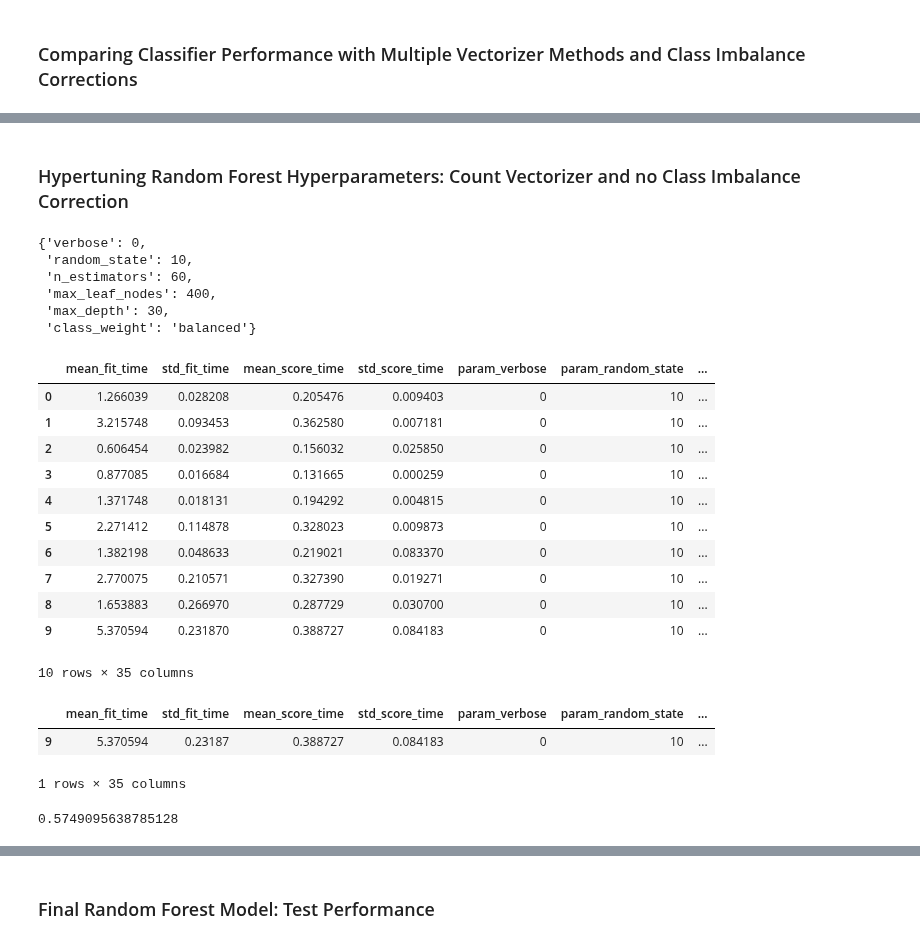
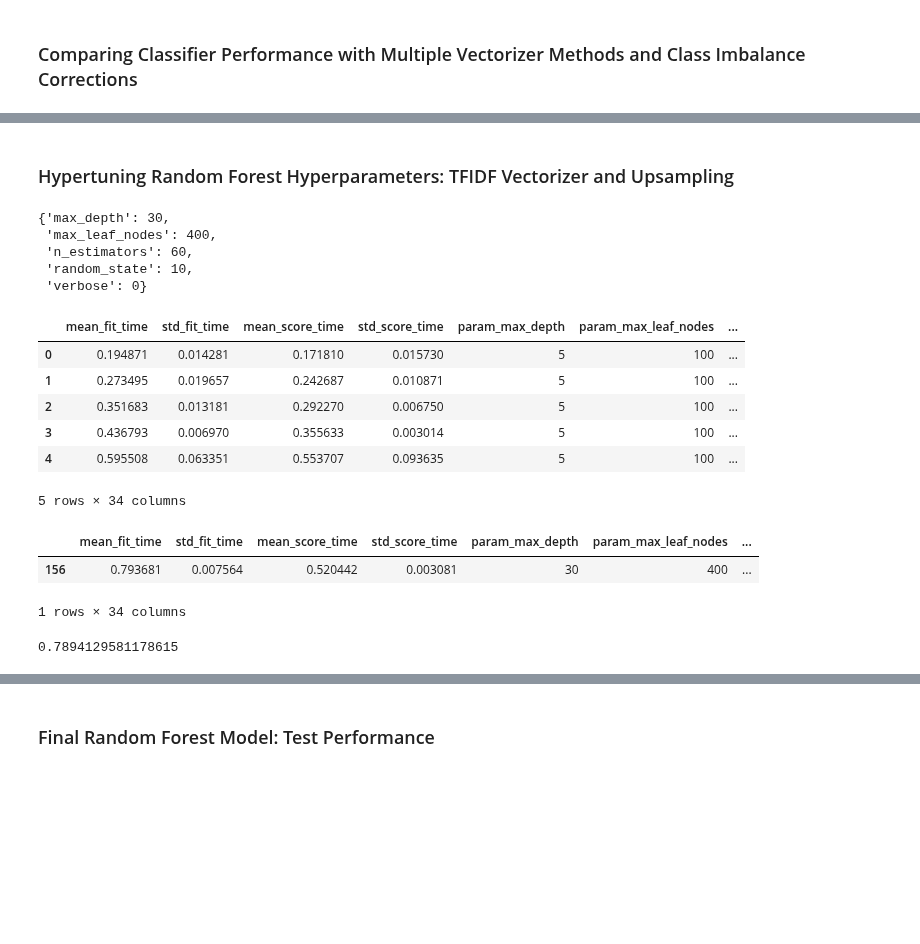
Before and after one commit to mguptaphd/Twitter-Hate-Classification-Project, a Jupyter notebook: Preliminary_Model_Comparisons.ipynb, the cells around one changed output, grey strips where cells are left out. Saved outputs shown, nothing was run; the diff lists cells and outputs as text; code cells hidden in the pictures; blank space fills up the shorter version.

```diff
--- a/Preliminary_Model_Comparisons.ipynb
+++ b/Preliminary_Model_Comparisons.ipynb
@@ -638,7 +673,7 @@ rfc_results5
 # %%
 # rfc_results5.to_csv('data/RFC_results.csv',mode = 'a',header ='column_names')
 # %% [markdown]
-### Hypertuning Random Forest Hyperparameters: Count Vectorizer and no Class Imbalance Correction
+### Hypertuning Random Forest Hyperparameters: TFIDF Vectorizer and Upsampling
 # %%
 np.random.seed(0)
 rfc = RandomForestClassifier(random_state=10)
@@ -662,38 +697,32 @@ wrapper_single_vectorization(X_train.lem_tweet, y_train, X_val.lem_tweet,
 # %%
-rfc_rs_model.best_params_
+rfc_gs_model.best_params_
 # %% [output]
-{'verbose': 0,
+{'max_depth': 30,
+ 'max_leaf_nodes': 400,
+ 'n_estimators': 60,
  'random_state': 10,
- 'n_estimators': 60,
- 'max_leaf_nodes': 400,
- 'max_depth': 30,
- 'class_weight': 'balanced'}
+ 'verbose': 0}
 # %%
-rfc_df = pd.DataFrame(rfc_rs_model.cv_results_)
-rfc_df
+rfc_df = pd.DataFrame(rfc_gs_model.cv_results_)
+rfc_df.head()
 # %% [output]
-|  | mean_fit_time | std_fit_time | mean_score_time | std_score_time | param_verbose | param_random_state | ... |
-| 0 | 1.266039 | 0.028208 | 0.205476 | 0.009403 | 0 | 10 | ... |
-| 1 | 3.215748 | 0.093453 | 0.362580 | 0.007181 | 0 | 10 | ... |
-| 2 | 0.606454 | 0.023982 | 0.156032 | 0.025850 | 0 | 10 | ... |
-| 3 | 0.877085 | 0.016684 | 0.131665 | 0.000259 | 0 | 10 | ... |
-| 4 | 1.371748 | 0.018131 | 0.194292 | 0.004815 | 0 | 10 | ... |
-| 5 | 2.271412 | 0.114878 | 0.328023 | 0.009873 | 0 | 10 | ... |
-| 6 | 1.382198 | 0.048633 | 0.219021 | 0.083370 | 0 | 10 | ... |
-| 7 | 2.770075 | 0.210571 | 0.327390 | 0.019271 | 0 | 10 | ... |
-| 8 | 1.653883 | 0.266970 | 0.287729 | 0.030700 | 0 | 10 | ... |
-| 9 | 5.370594 | 0.231870 | 0.388727 | 0.084183 | 0 | 10 | ... |
+|  | mean_fit_time | std_fit_time | mean_score_time | std_score_time | param_max_depth | param_max_leaf_nodes | ... |
+| 0 | 0.194871 | 0.014281 | 0.171810 | 0.015730 | 5 | 100 | ... |
+| 1 | 0.273495 | 0.019657 | 0.242687 | 0.010871 | 5 | 100 | ... |
+| 2 | 0.351683 | 0.013181 | 0.292270 | 0.006750 | 5 | 100 | ... |
+| 3 | 0.436793 | 0.006970 | 0.355633 | 0.003014 | 5 | 100 | ... |
+| 4 | 0.595508 | 0.063351 | 0.553707 | 0.093635 | 5 | 100 | ... |
-10 rows × 35 columns
+5 rows × 34 columns
 # %%
-rfc_df[rfc_df.rank_test_precision==1]
+rfc_df[rfc_df.rank_test_f1==1]
 # %% [output]
-|  | mean_fit_time | std_fit_time | mean_score_time | std_score_time | param_verbose | param_random_state | ... |
-| 9 | 5.370594 | 0.23187 | 0.388727 | 0.084183 | 0 | 10 | ... |
+|  | mean_fit_time | std_fit_time | mean_score_time | std_score_time | param_max_depth | param_max_leaf_nodes | ... |
+| 156 | 0.793681 | 0.007564 | 0.520442 | 0.003081 | 30 | 400 | ... |
-1 rows × 35 columns
+1 rows × 34 columns
 # %%
-rfc_rs.best_score_
+rfc_gs_model.best_score_
 # %% [output]
-0.5749095638785128
+0.7894129581178615
 # %%
 rfc_metrics_dict
 # %% [output]
```
Also changed, not shown: parts of 123 cells of this notebook, 12 other files.
